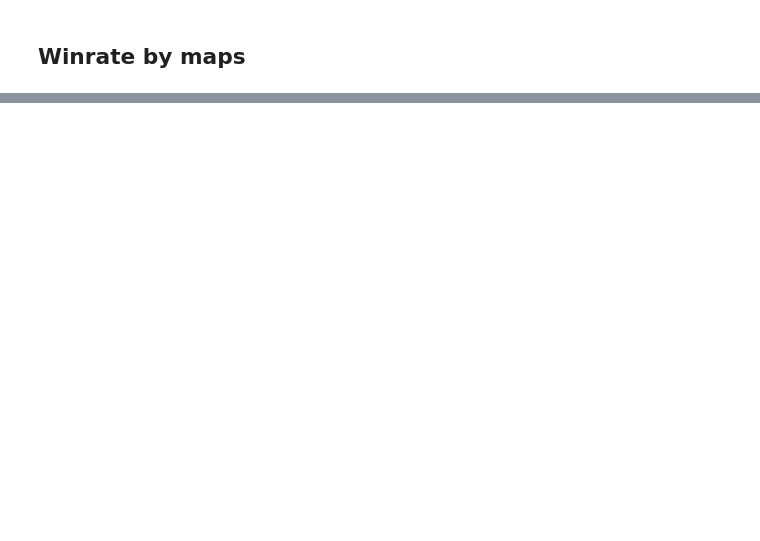
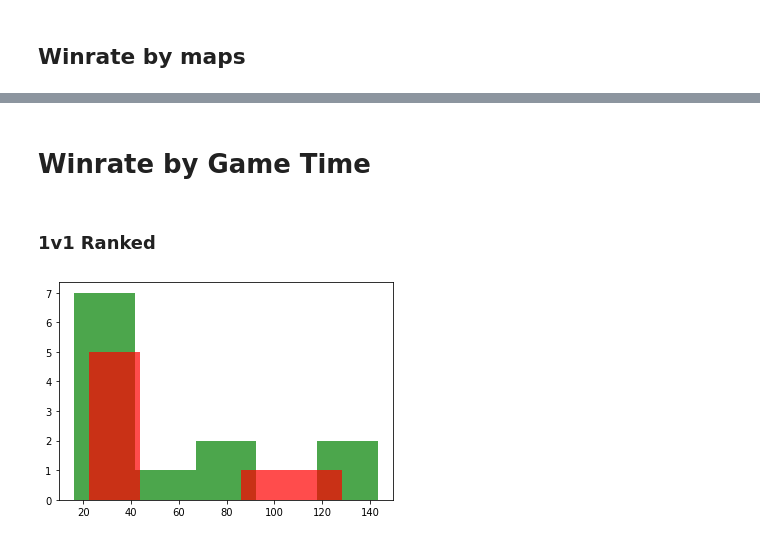
Before and after one commit to NaFreitaz/Aoe2-stats, a Jupyter notebook: Age of Empires 2 player stats.ipynb, the cells around one changed output, grey strips where cells are left out. Drawn from its saved outputs; the diff is of its cells as text; code cells hidden in the pictures; blank space fills up the shorter version.

```diff
--- a/Age of Empires 2 player stats.ipynb
+++ b/Age of Empires 2 player stats.ipynb
@@ -73,0 +138,7 @@ def color_red_green(val):
+# %%
+games_data['map_type'] = games_data['map_type'].apply(lambda map_id: age_map(map_id))
+games_data['game_type'] = games_data['game_type'].apply(lambda game_type_id: game_type(game_type_id))
+games_data['rating_type'] = games_data['rating_type'].apply(lambda rating_type_id: ranking(rating_type_id))
+games_data['vs_type'] = games_data['num_players'].apply(lambda num_players: define_game_type(num_players))
+games_data['own_civ'], games_data['opp_civ'], games_data['won'], games_data['is_drop'], games_data['rating_change'], games_data['own_rating'], games_data['opp_rating'] = \
+zip(*games_data['players'].apply(lambda player_dict: player_data(player_dict)))
@@ -73,0 +163,3 @@ def color_red_green(val):
+# %%
+# Calculating game time
+games_data['game_time'] = games_data.apply(lambda row: game_time(row['started'], row['finished']), axis = 1)
@@ -73,0 +171,3 @@ def color_red_green(val):
+# %%
+games_data.drop(['players', 'started', 'finished'], axis = 1, inplace = True)
+games_data.head()
@@ -74,2 +185,14 @@ def color_red_green(val):
+# %%
+ranked_1v1 = games_data[games_data['rating_type'] == '1v1 Random Map'].reset_index(drop = True)
+ranked_tgs = games_data[games_data['rating_type'] == 'Team Random Map'].reset_index(drop = True)
+
+fix_data_issues(ranked_1v1)
+fix_data_issues(ranked_tgs)
+
+ranked_data = pd.concat([ranked_1v1, ranked_tgs])
+ranked_data.drop('won', axis = 1, inplace = True)
+
+ranked_1v1.replace([None], np.nan, inplace=True)
+ranked_tgs.replace([None], np.nan, inplace=True)
 # %% [markdown]
 ## Winrate by civs
@@ -176,0 +413,10 @@ plt.show()
+# %% [markdown]
+# Winrate by Game Time
+# %% [markdown]
+### 1v1 Ranked
+# %%
+game_time__1v1_stats = ranked_1v1[['treated_win', 'game_time']]
+plt.hist(game_time__1v1_stats[(game_time__1v1_stats['treated_win'] == True) & (game_time__1v1_stats['game_time'] > 15) & (game_time__1v1_stats['game_time'] < 150)]['game_time'], alpha = 0.7, color = 'green', bins=5)
+plt.hist(game_time__1v1_stats[(game_time__1v1_stats['treated_win'] == False) & (game_time__1v1_stats['game_time'] > 15) & (game_time__1v1_stats['game_time'] < 150)]['game_time'], alpha = 0.7, color = 'red', bins=5);
+# %% [output]
+[figure, added]
```
Also changed, not shown: parts of 37 cells of this notebook.
